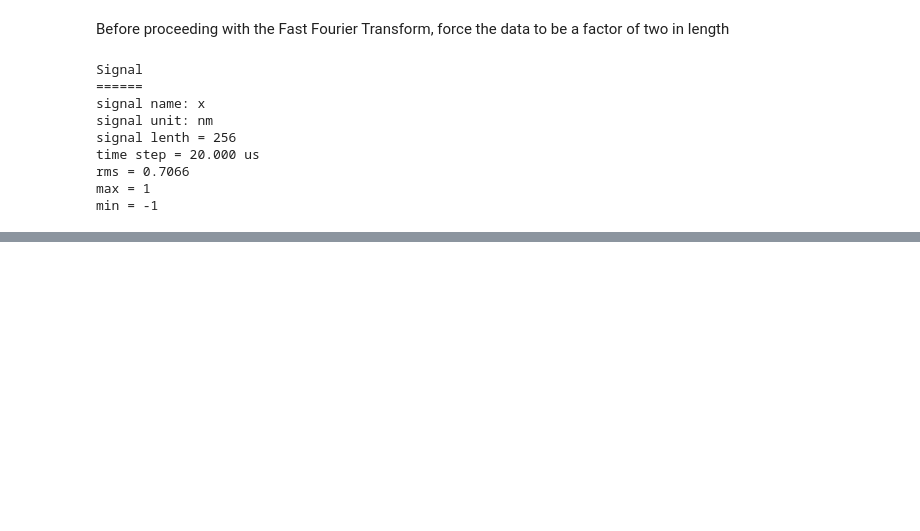
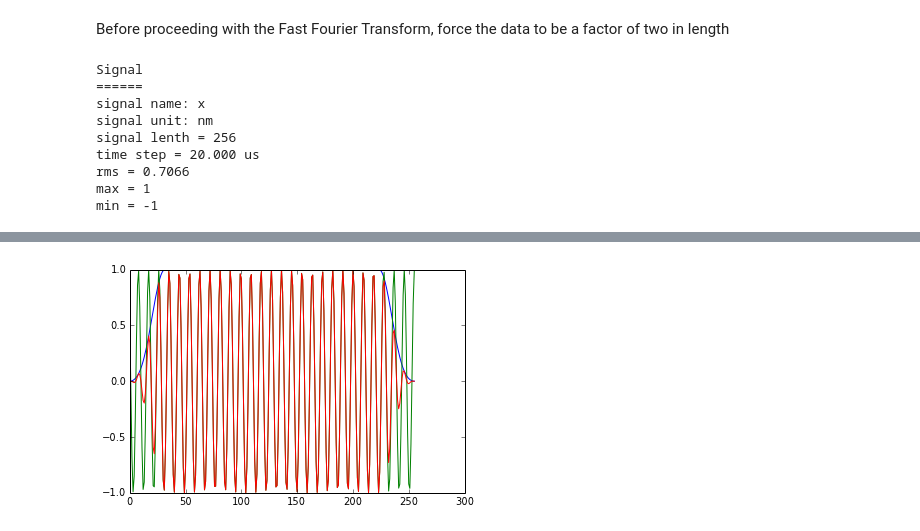
Before and after one commit to JohnMarohn/FreqDemod, a Jupyter notebook: freqdemod/docs/freqdemod-quickstart-1.ipynb, the cells around one changed output, grey strips where cells are left out. Drawn from its saved outputs; the diff is of its cells as text; code cells hidden in the pictures; blank space fills up the shorter version.

```diff
--- a/freqdemod/docs/freqdemod-quickstart-1.ipynb
+++ b/freqdemod/docs/freqdemod-quickstart-1.ipynb
@@ -81,0 +92,8 @@ min = -1
+# %%
+S.window(32*dt)
+plt.plot(S.signal['w'])
+plt.plot(S.signal['s'])
+plt.plot(S.signal['sw'])
+plt.show()
+# %% [output]
+[figure, added]
```
Also changed, not shown: parts of 2 cells of this notebook, 2 other files.
